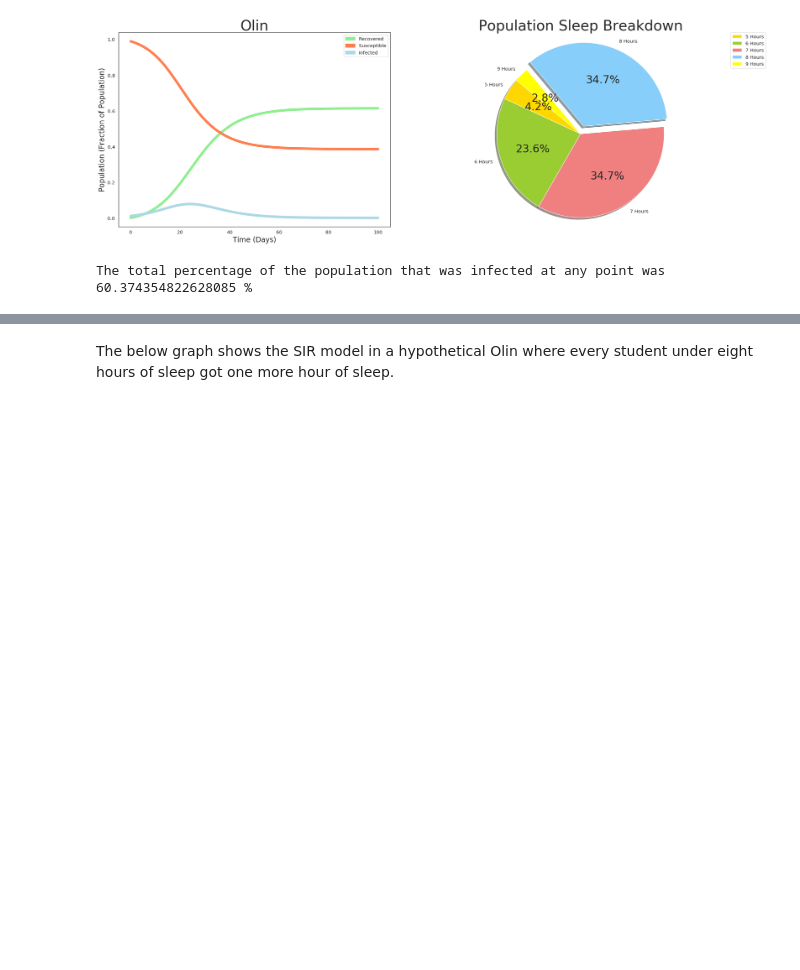
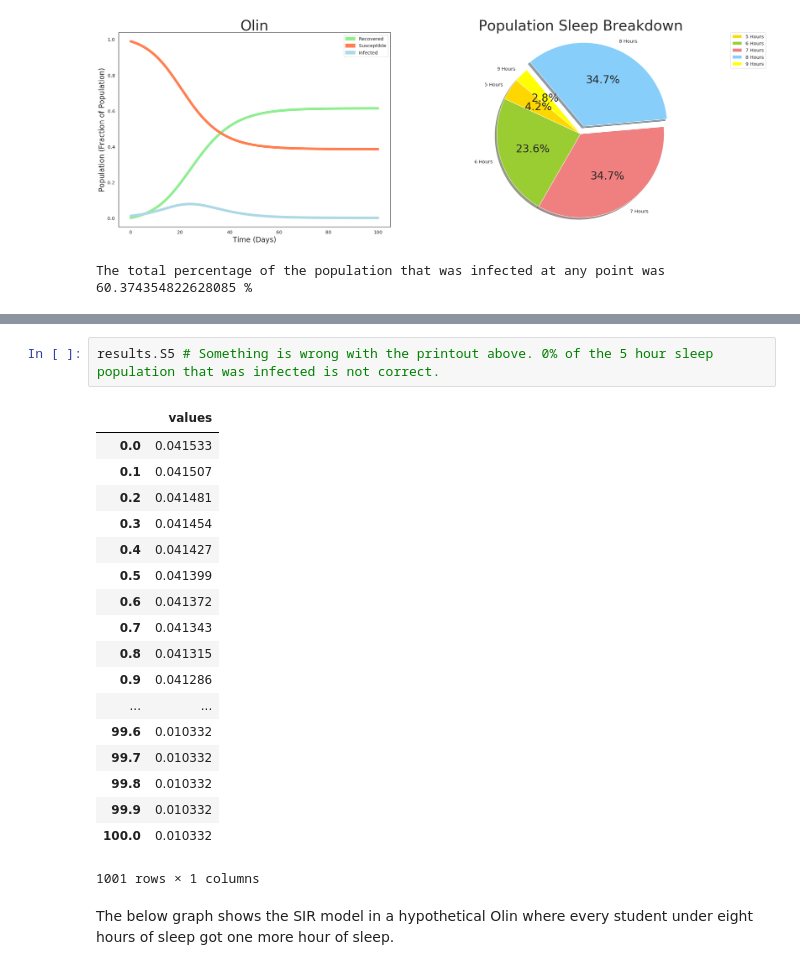
Before and after one commit to Griffith-Stites/ModSimPy, a Jupyter notebook: code/Project_2.ipynb, the cells around one changed output, grey strips where cells are left out. Cells and saved outputs as stored; diff of their text form; blank space fills up the shorter version.

```diff
--- a/code/Project_2.ipynb
+++ b/code/Project_2.ipynb
@@ -322,3 +392,24 @@ The total percentage of the population that was infected at any point was 60.374
+# %%
+results.S5 # Something is wrong with the printout above. 0% of the 5 hour sleep population that was infected is not correct.
+# %% [output]
+|  | values |
+| 0.0 | 0.041533 |
+| 0.1 | 0.041507 |
+| 0.2 | 0.041481 |
+| 0.3 | 0.041454 |
+| 0.4 | 0.041427 |
+| 0.5 | 0.041399 |
+| 0.6 | 0.041372 |
+| 0.7 | 0.041343 |
+| 0.8 | 0.041315 |
+| 0.9 | 0.041286 |
+| ... | ... |
+| 99.6 | 0.010332 |
+| 99.7 | 0.010332 |
+| 99.8 | 0.010332 |
+| 99.9 | 0.010332 |
+| 100.0 | 0.010332 |
+1001 rows × 1 columns
 # %% [markdown]
 The below graph shows the SIR model in a hypothetical Olin where every student under eight hours of sleep got one more hour of sleep.
 # %%
```
Also changed, not shown: parts of 14 cells of this notebook.
